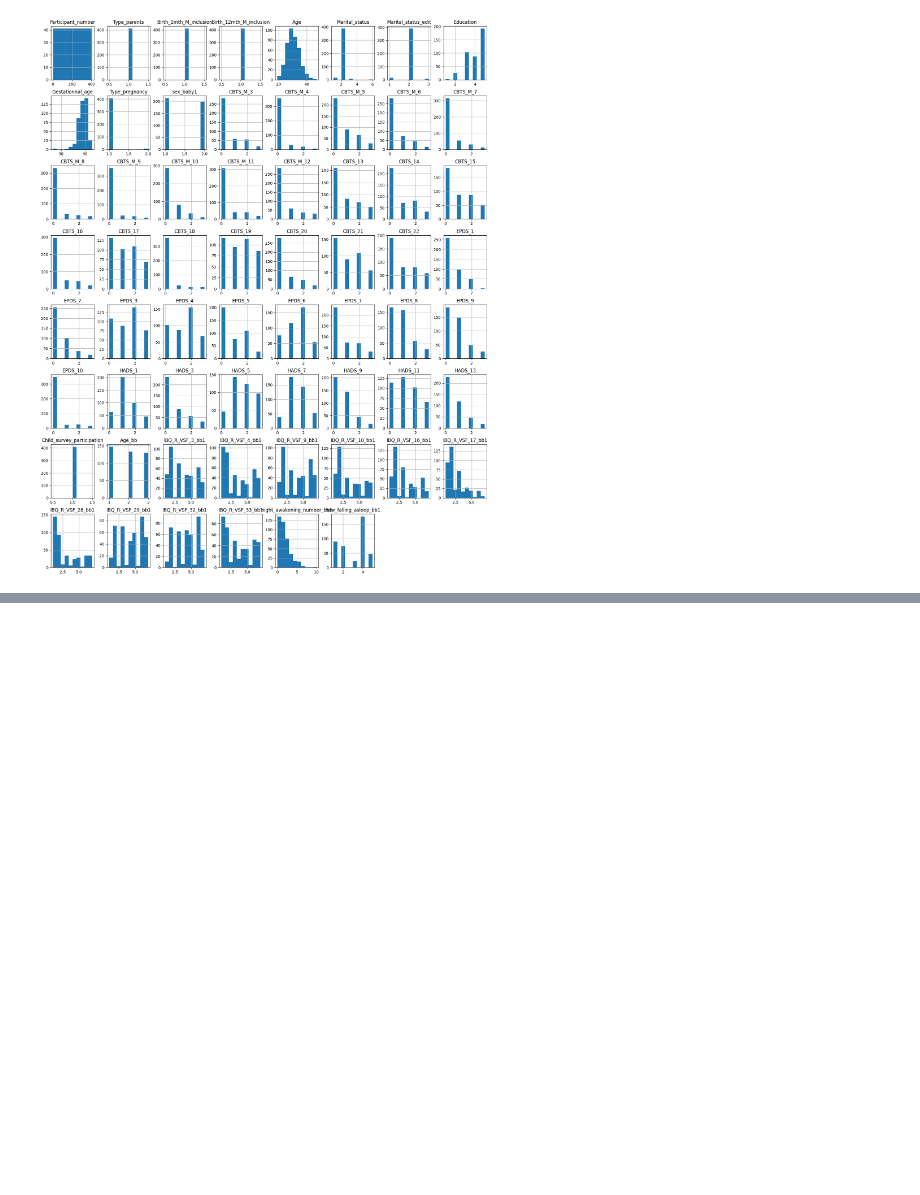
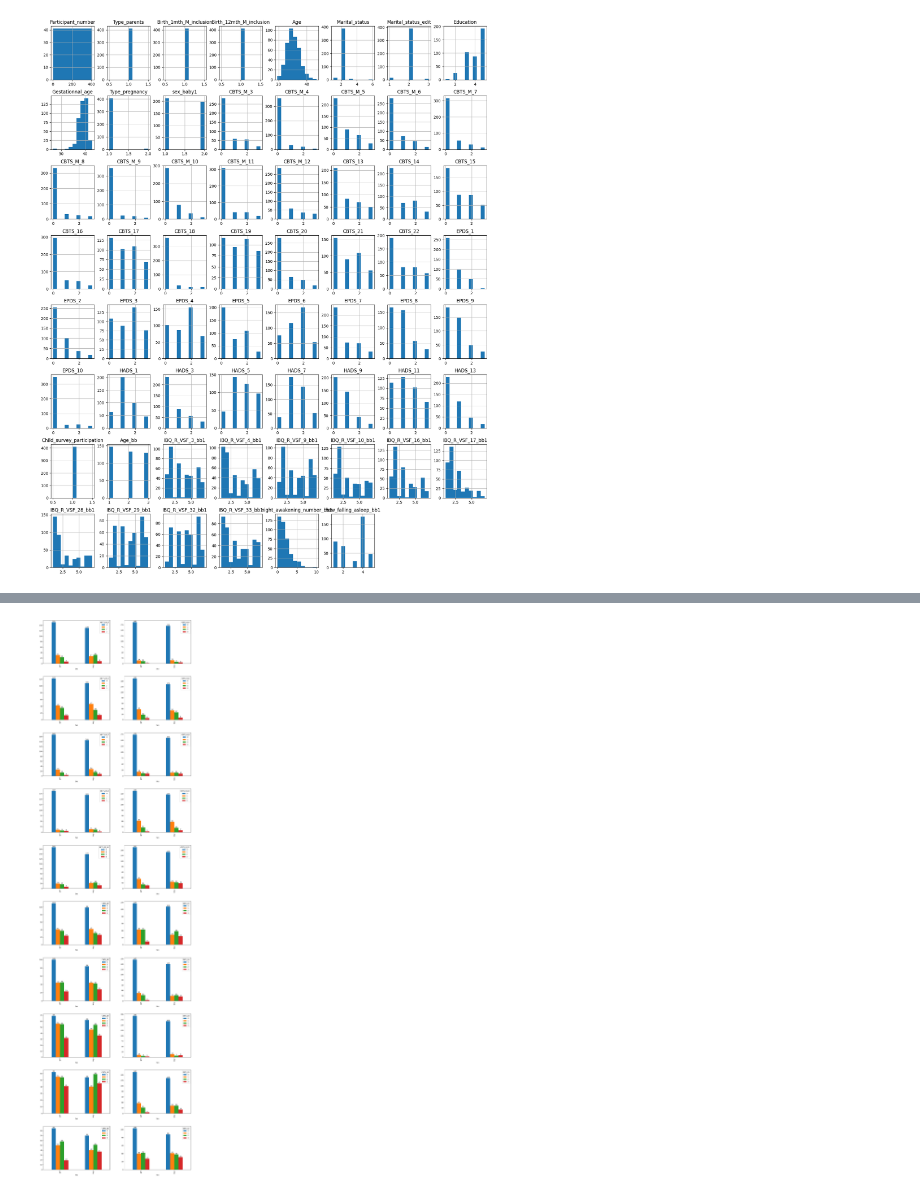
Before and after one commit to DRPwgu/maternal_health_on_infant_sleep, a Jupyter notebook: Data Exploration.ipynb, the cells around one changed output, grey strips where cells are left out. Cells and saved outputs as stored; diff of their text form; code cells hidden in the pictures; blank space fills up the shorter version.

```diff
--- a/Data Exploration.ipynb
+++ b/Data Exploration.ipynb
@@ -336,0 +340,5 @@ temp
+# %%
+q_col =  ['CBTS_M_3', 'CBTS_M_4', 'CBTS_M_5', 'CBTS_M_6', 'CBTS_M_7', 'CBTS_M_8', 'CBTS_M_9',
+            'CBTS_M_10', 'CBTS_M_11', 'CBTS_M_12', 'CBTS_13', 'CBTS_14', 'CBTS_15', 'CBTS_16',
+            'CBTS_17', 'CBTS_18', 'CBTS_19', 'CBTS_20', 'CBTS_21', 'CBTS_22']
+len(q_col)
@@ -336,0 +376,5 @@ temp
+# %%
+for col in q_col:
+    temp = pd.crosstab(index = df_data.Sex, columns = df_data[col], normalize='all', margins=True, margins_name='Total')
+    print(temp.round(3))
+    print()
@@ -336,0 +399,20 @@ temp
+# %%
+fig, ax = plt.subplots(nrows = 10, ncols = 2, figsize =(15,50))
+fig.tight_layout(pad=6.0)
+
+i = 0
+for row in range(10):
+    for col in range(2):
+        temp = pd.crosstab(index=df_data["Sex"], columns=df_data[q_col[i]])
+        plot = temp.plot.bar(ax=ax[row, col])
+
+        # Add number labels to the bars
+        for p in plot.patches:
+            ax[row, col].annotate(str(p.get_height()), (p.get_x() + p.get_width() / 2., p.get_height()),
+                                 ha='center', va='center', xytext=(0, 5), textcoords='offset points')
+
+        i += 1
+
+plt.show()
+# %% [output]
+[figure, added]
```
Also changed, not shown: parts of 45 cells of this notebook.
